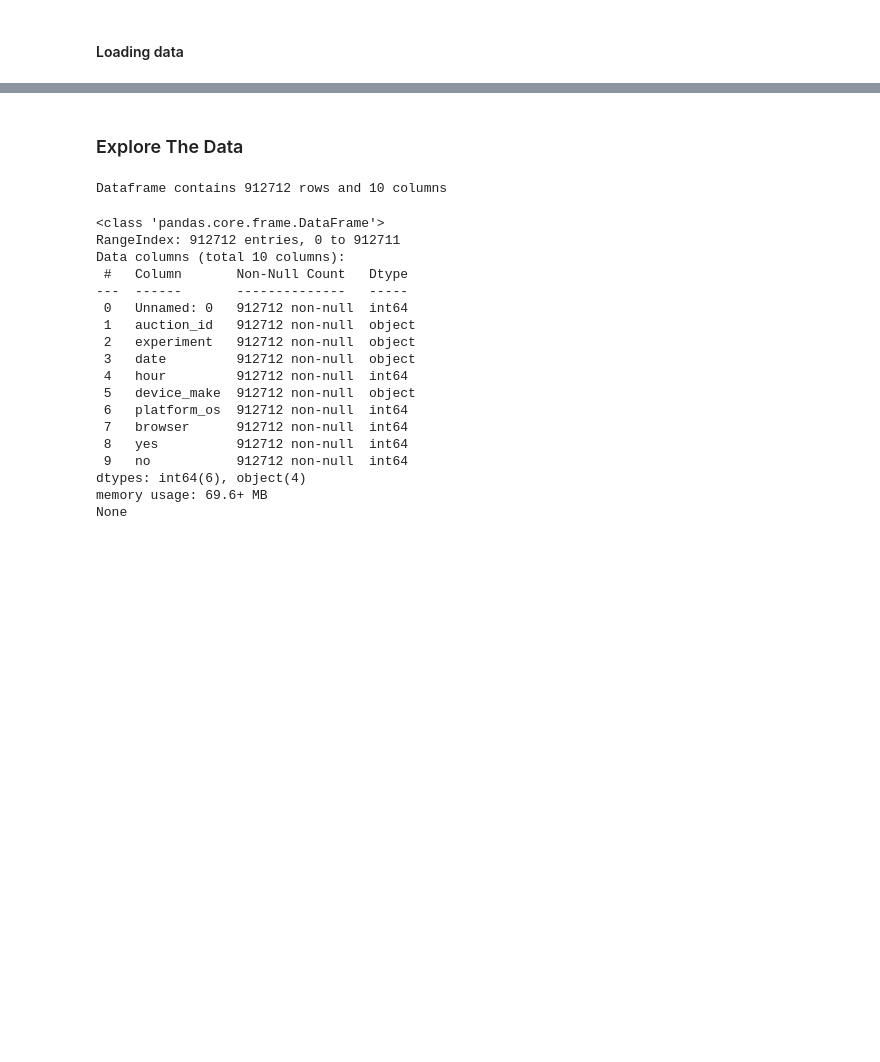
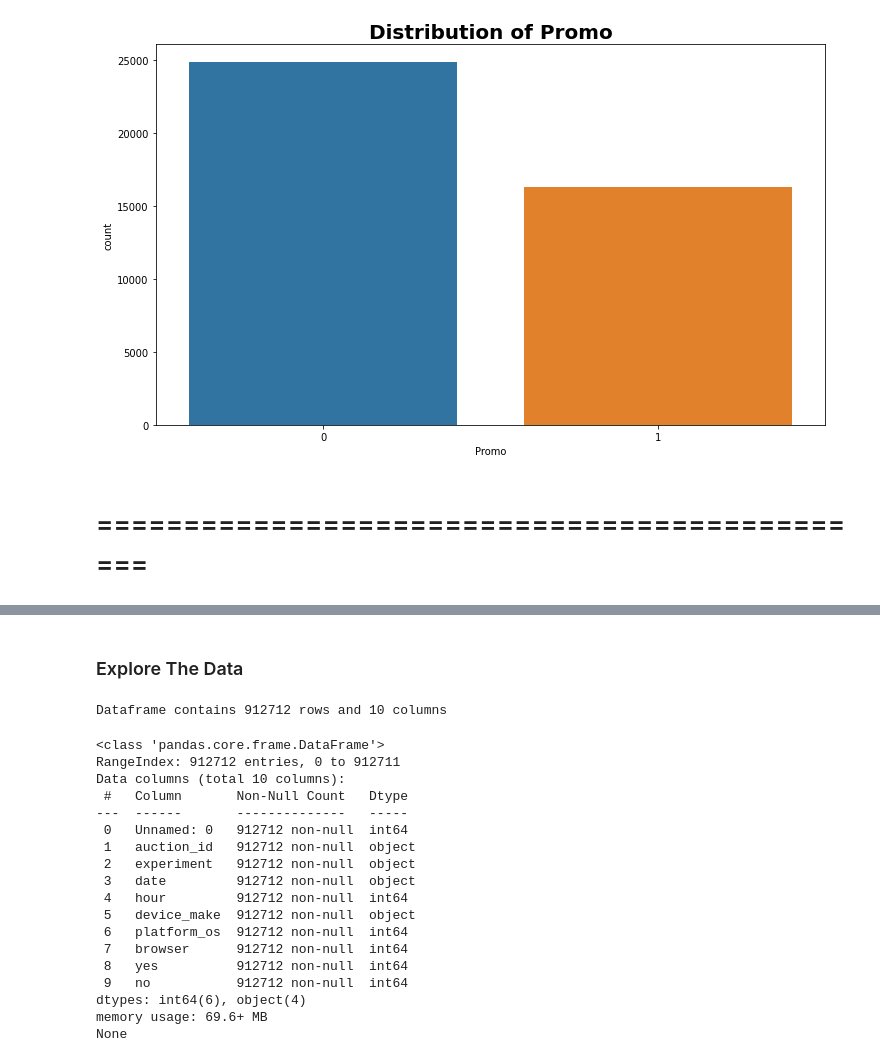
Before and after one commit to akrobi/timeseries_PharmaceuticalSalesPrediction, a Jupyter notebook: notebooks/eda.ipynb, the cells around one changed output, grey strips where cells are left out. Saved outputs shown, nothing was run; the diff lists cells and outputs as text; code cells hidden in the pictures; blank space fills up the shorter version.

```diff
--- a/notebooks/eda.ipynb
+++ b/notebooks/eda.ipynb
@@ -37,2 +133,8 @@ for dirname, _, filenames in os.walk('../data/'):
+# %%
+# checking distribution of 'Promo' (promotions) in the test_df
+
+VisualiseDf.plot_count(test_df, 'Promo')
+# %% [output]
+[figure, added]
 # %% [markdown]
-#### Loading data
+# ==============================================
```
Also changed, not shown: parts of 25 cells of this notebook.
